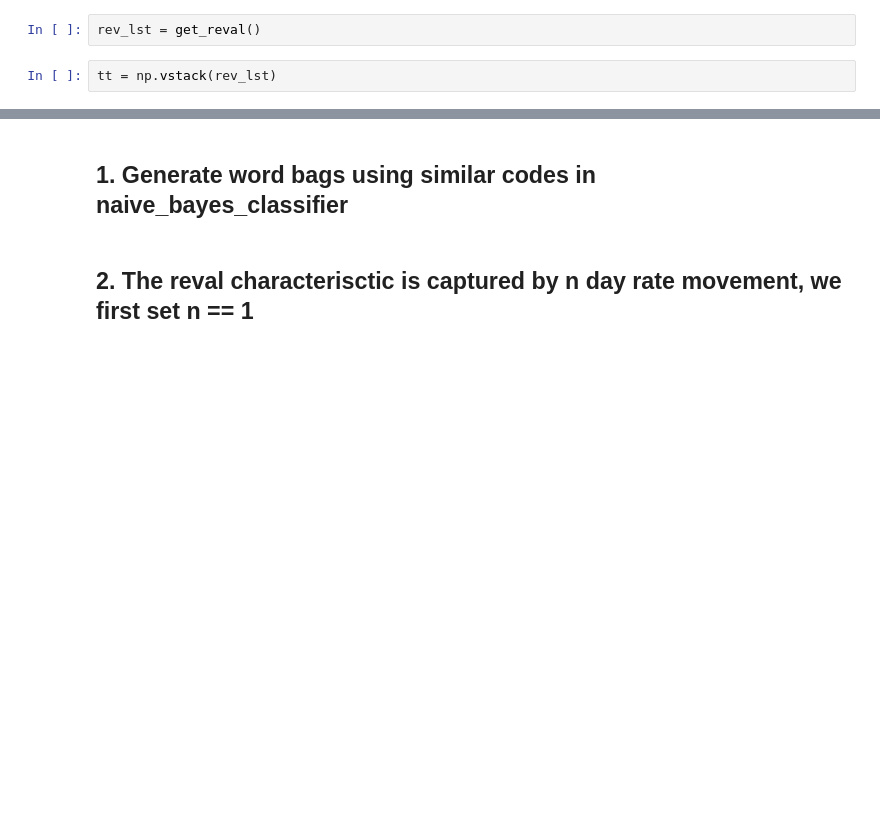
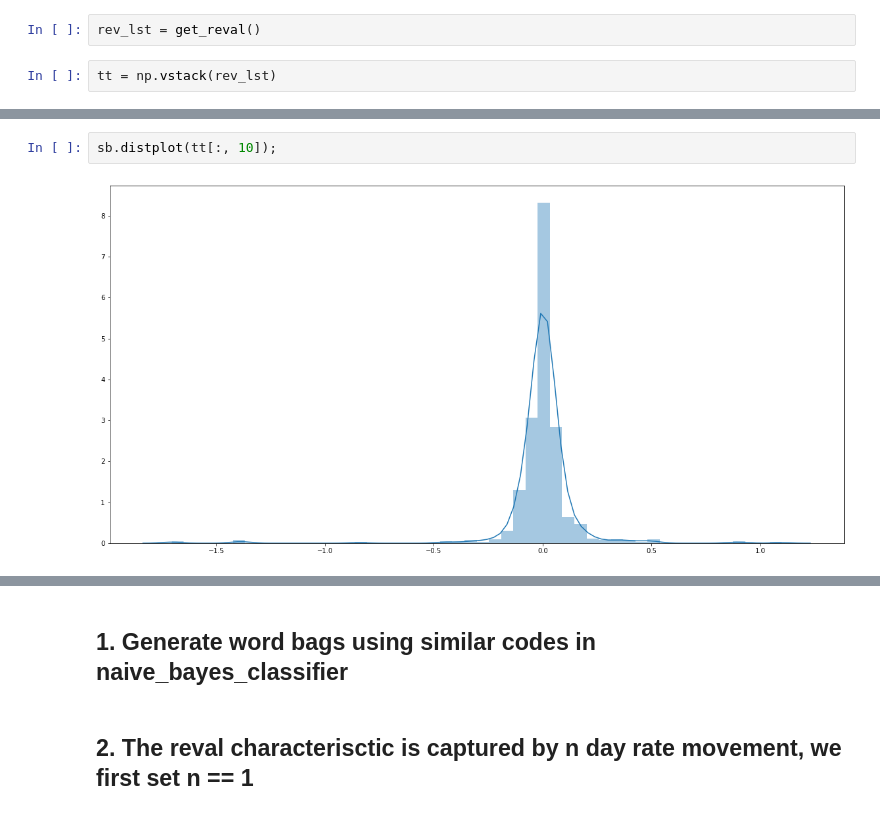
Before and after one commit to hhy845914111/NLP-Project, a Jupyter notebook: data_crawler_fed_speech.ipynb, the cells around one changed output, grey strips where cells are left out. Cells and saved outputs as stored; diff of their text form; blank space fills up the shorter version.

```diff
--- a/data_crawler_fed_speech.ipynb
+++ b/data_crawler_fed_speech.ipynb
@@ -44,0 +69,4 @@ plt.plot(tt.T);
+# %%
+sb.distplot(tt[:, 10]);
+# %% [output]
+[figure, added]
```
Also changed, not shown: parts of 51 cells of this notebook, 7 other files.
